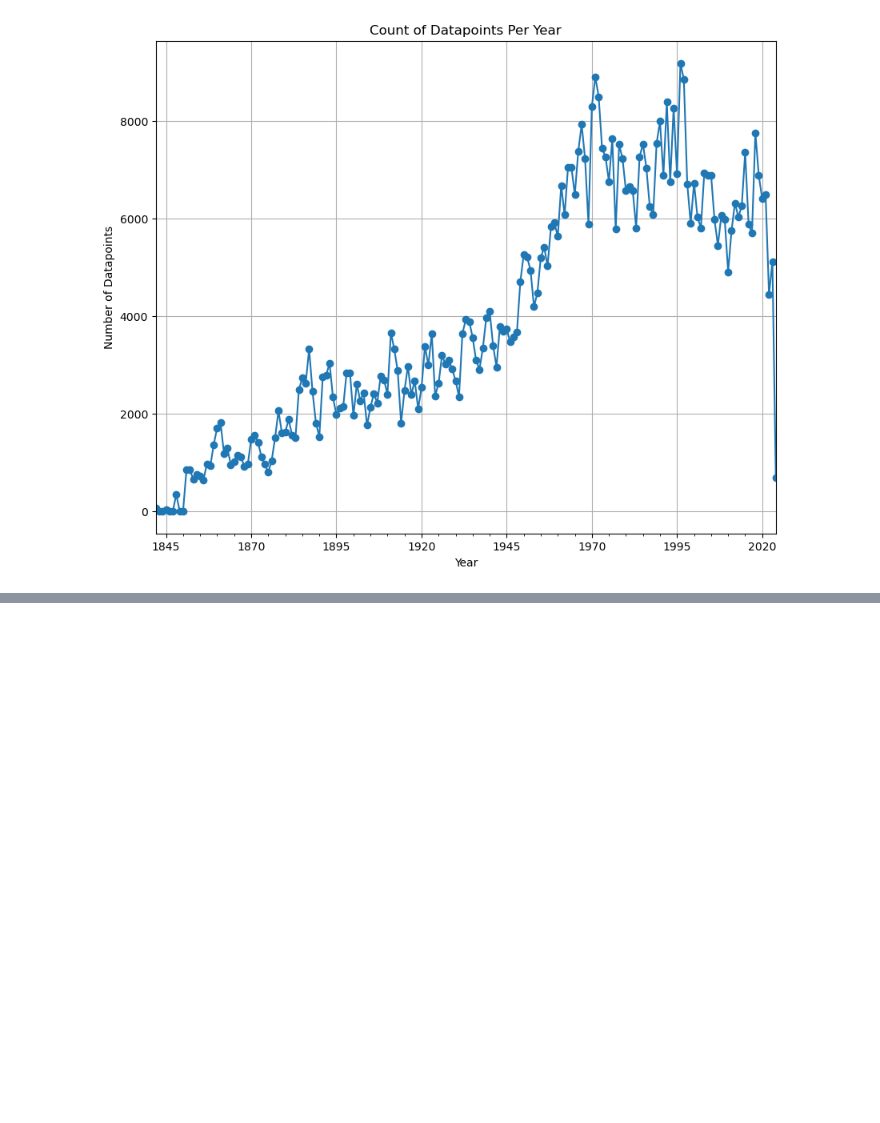
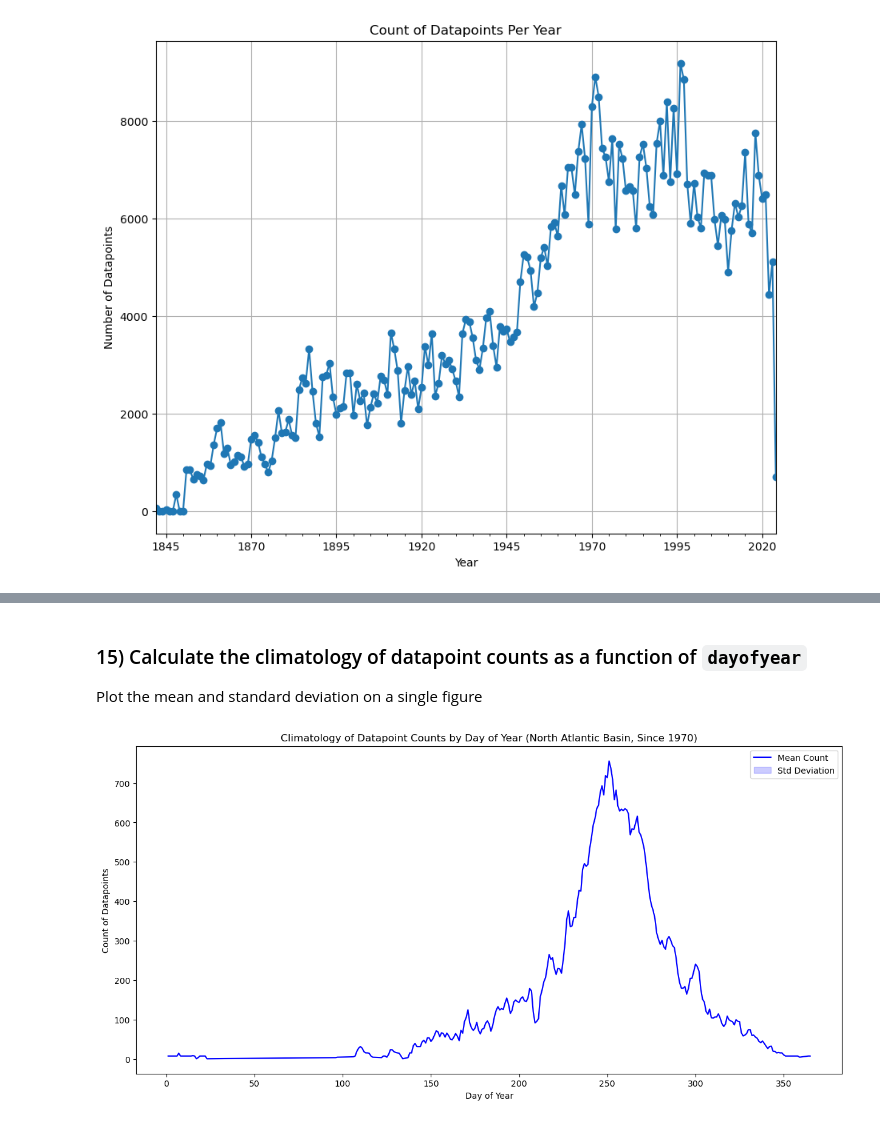
Before and after one commit to ZolaYin/6901assignment, a Jupyter notebook: HW6.ipynb, the cells around one changed output, grey strips where cells are left out. Saved outputs shown, nothing was run; the diff lists cells and outputs as text; code cells hidden in the pictures; blank space fills up the shorter version.

```diff
--- a/HW6.ipynb
+++ b/HW6.ipynb
@@ -224,0 +266,24 @@ plt.show()
+# %% [markdown]
+### 15) Calculate the climatology of datapoint counts as a function of `dayofyear`
+
+Plot the mean and standard deviation on a single figure
+# %%
+grouped_by_day = filtered_df.groupby(filtered_df.index.dayofyear)
+
+mean_counts = grouped_by_day.size().groupby(level=0).mean()
+std_counts = grouped_by_day.size().groupby(level=0).std()
+
+std_counts.fillna(0, inplace=True)
+
+# Plotting
+plt.figure(figsize=(15, 7))
+plt.plot(mean_counts.index, mean_counts.values, label='Mean Count', color='blue')
+plt.fill_between(mean_counts.index, mean_counts.values - std_counts.values, mean_counts.values + std_counts.values, color='blue', alpha=0.2, label='Std Deviation')
+plt.title('Climatology of Datapoint Counts by Day of Year (North Atlantic Basin, Since 1970)')
+plt.xlabel('Day of Year')
+plt.ylabel('Count of Datapoints')
+plt.legend()
+
+plt.show()
+# %% [output]
+[figure, added]
```
Also changed, not shown: parts of 12 cells of this notebook.
